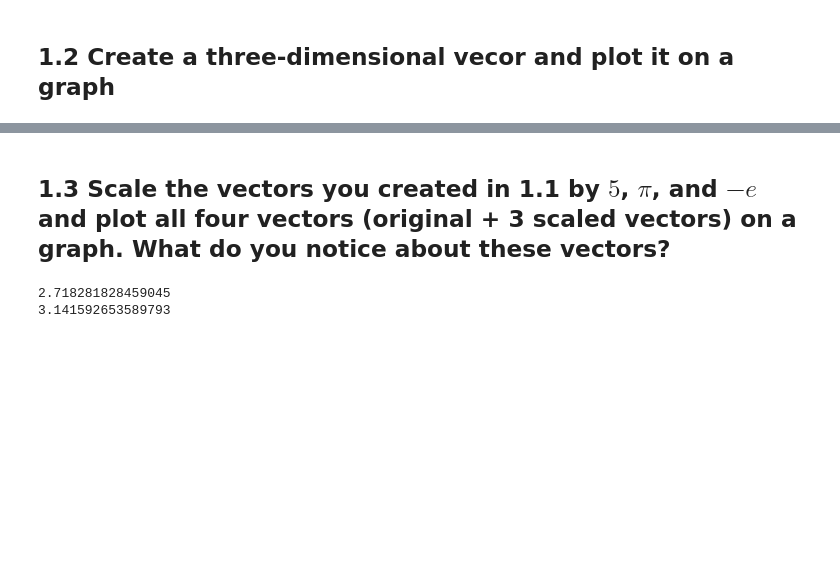
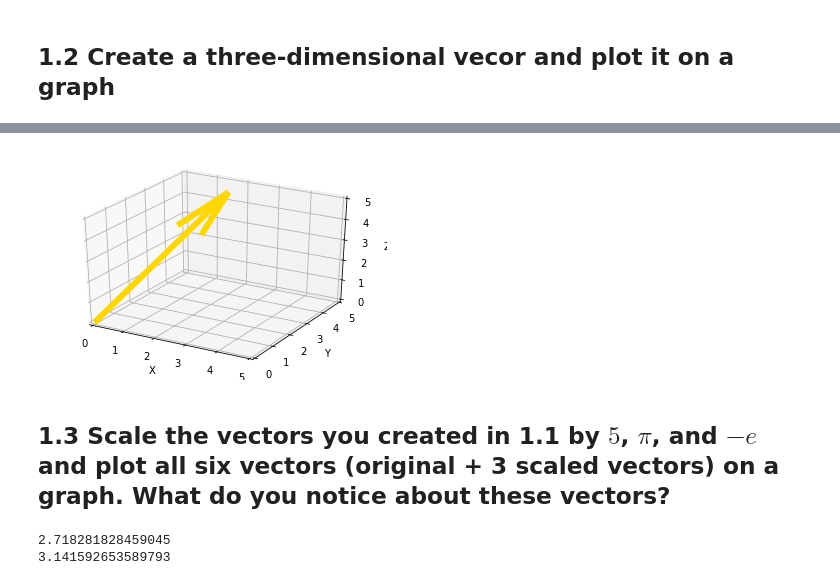
Before and after one commit to jordantcarlisle/DS-Unit-1-Sprint-3-Linear-Algebra, a Jupyter notebook: module1-vectors-and-matrices/LS_DS_131_Vectors_and_Matrices_Assignment.ipynb, the cells around one changed output, grey strips where cells are left out. Drawn from its saved outputs; the diff is of its cells as text; code cells hidden in the pictures; blank space fills up the shorter version.

```diff
--- a/module1-vectors-and-matrices/LS_DS_131_Vectors_and_Matrices_Assignment.ipynb
+++ b/module1-vectors-and-matrices/LS_DS_131_Vectors_and_Matrices_Assignment.ipynb
@@ -18,2 +31,6 @@ plt.xlim(-.2,.8)
 # %% [markdown]
 ## 1.2 Create a three-dimensional vecor and plot it on a graph
+# %%
+b = np.array([2, 4, 5])
+# %%
+vector = np.array([[0,0,0, b[0], b[1], b[2]]])
@@ -20,5 +48,20 @@ plt.xlim(-.2,.8)
+# %%
+from mpl_toolkits.mplot3d import Axes3D
+
+fig = plt.figure()
+ax = fig.add_subplot(111, projection='3d')
+ax.quiver(X, Y, Z, U, V, W, length=1, color='gold',linewidth=6)
+ax.set_xlim([0, 5])
+ax.set_ylim([0, 5])
+ax.set_zlim([0, 5])
+ax.set_xlabel('X')
+ax.set_ylabel('Y')
+ax.set_zlabel('Z')
+plt.show()
+# %% [output]
+[figure, added]
 # %% [markdown]
-## 1.3 Scale the vectors you created in 1.1 by $5$, $\pi$, and $-e$ and plot all four vectors (original + 3 scaled vectors) on a graph. What do you notice about these vectors?
+## 1.3 Scale the vectors you created in 1.1 by $5$, $\pi$, and $-e$ and plot all six vectors (original + 3 scaled vectors) on a graph. What do you notice about these vectors?
 # %%
 from math import e, pi
 print(e)
```
Also changed, not shown: parts of 36 cells of this notebook.
